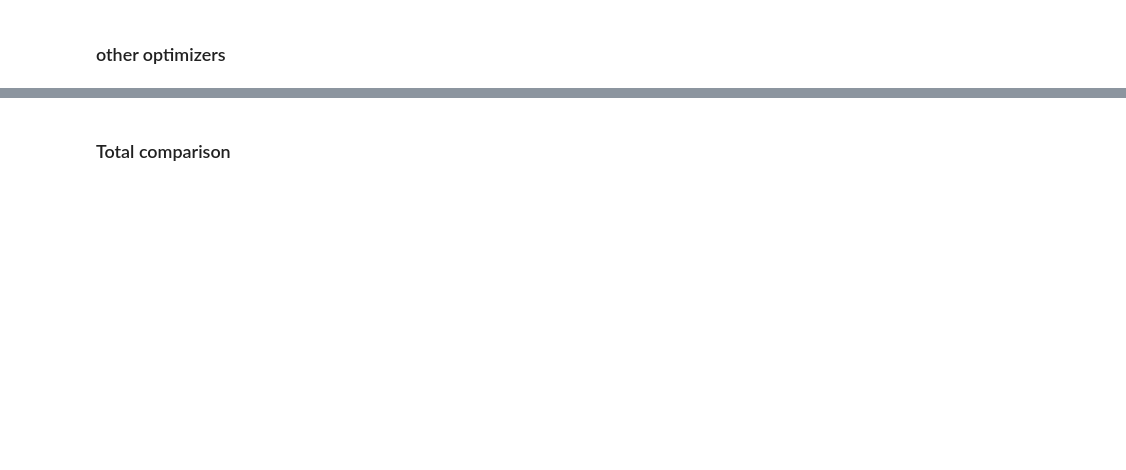
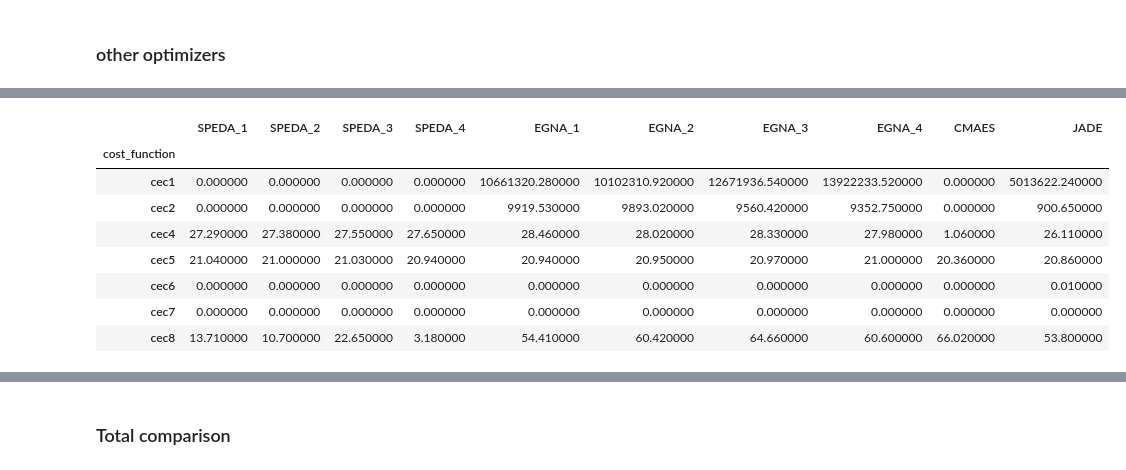
Before and after one commit to VicentePerezSoloviev/SPEDA, a Jupyter notebook: Untitled.ipynb, the cells around one changed output, grey strips where cells are left out. Cells and saved outputs as stored; diff of their text form; code cells hidden in the pictures; blank space fills up the shorter version.

```diff
--- a/Untitled.ipynb
+++ b/Untitled.ipynb
@@ -182,4 +47,9 @@ dt_cecs_g_gb
 # %%
 dt_sp_vs_g = dt_cecs_gb_mean.reset_index().merge(dt_cecs_g_gb_mean.reset_index(), on=['cost_function', 'l', 'size_gen'],
                                              suffixes = ['_sp', '_g']).round(2) # .drop(['alpha_g', 'alpha_sp', 'it'], axis=1)
-dt_sp_vs_g
+# dt_sp_vs_g
+
+dt_sp_vs_g_std = dt_cecs_gb_std.reset_index().merge(dt_cecs_g_gb_std.reset_index(), on=['cost_function', 'l', 'size_gen'],
+                                             suffixes = ['_sp', '_g']).round(2)
+
+dt_sp_vs_g.columns = ['cost_function', 'N', 'l', 'SPEDA', 'EGNA']
@@ -327,0 +110,33 @@ gb.loc[gb['cost_function'] == 'cec2']
+# %%
+df_final = df_final.merge(dt_cemaes_gb, on=['cost_function'])
+# %%
+dt_cecs_jade = pd.read_csv('results_jade_funcs_temp.csv', index_col = 0, sep=' ')
+pd.set_option('display.max_rows', dt_cecs_jade.shape[0]+1)
+dt_cecs_jade_gb = dt_cecs_jade.groupby(['cost_function', 'size_gen']).mean().round(2).drop(['uF', 'c', 'it'], axis=1)
+dt_cecs_jade_gb = dt_cecs_jade_gb.reset_index()
+# select only size_gen = 200
+dt_cecs_jade_gb = dt_cecs_jade_gb[dt_cecs_jade_gb['size_gen'] == 200].drop(['size_gen'], axis=1)
+dt_cecs_jade_gb = dt_cecs_jade_gb.rename(columns = {'cost': 'JADE'})
+
+dt_cecs_jade_gb.loc[dt_cecs_jade_gb['cost_function'] == 'cec1', 'JADE'] = round(dt_cecs_jade_gb.loc[dt_cecs_jade_gb['cost_function'] == 'cec1', 'JADE'] - 100, 2)
+dt_cecs_jade_gb.loc[dt_cecs_jade_gb['cost_function'] == 'cec2', 'JADE'] = round(dt_cecs_jade_gb.loc[dt_cecs_jade_gb['cost_function'] == 'cec2', 'JADE'] - 200, 2)
+dt_cecs_jade_gb.loc[dt_cecs_jade_gb['cost_function'] == 'cec4', 'JADE'] = round(dt_cecs_jade_gb.loc[dt_cecs_jade_gb['cost_function'] == 'cec4', 'JADE'] - 400, 2)
+dt_cecs_jade_gb.loc[dt_cecs_jade_gb['cost_function'] == 'cec5', 'JADE'] = round(dt_cecs_jade_gb.loc[dt_cecs_jade_gb['cost_function'] == 'cec5', 'JADE'] - 500, 2)
+dt_cecs_jade_gb.loc[dt_cecs_jade_gb['cost_function'] == 'cec6', 'JADE'] = round(dt_cecs_jade_gb.loc[dt_cecs_jade_gb['cost_function'] == 'cec6', 'JADE'] - 600, 2)
+dt_cecs_jade_gb.loc[dt_cecs_jade_gb['cost_function'] == 'cec7', 'JADE'] = round(dt_cecs_jade_gb.loc[dt_cecs_jade_gb['cost_function'] == 'cec7', 'JADE'] - 700, 2)
+dt_cecs_jade_gb.loc[dt_cecs_jade_gb['cost_function'] == 'cec8', 'JADE'] = round(dt_cecs_jade_gb.loc[dt_cecs_jade_gb['cost_function'] == 'cec8', 'JADE'] - 900, 2)
+
+df_final = df_final.merge(dt_cecs_jade_gb, on=['cost_function'])
+df_final = df_final.set_index('cost_function')
+# %%
+df_final.style.highlight_min(color = 'lightgreen', axis = 1)
+# %% [output]
+|  | SPEDA_1 | SPEDA_2 | SPEDA_3 | SPEDA_4 | EGNA_1 | EGNA_2 | EGNA_3 | EGNA_4 | CMAES | JADE |
+| cost_function |  |  |  |  |  |  |  |  |  |  |
+| cec1 | 0.000000 | 0.000000 | 0.000000 | 0.000000 | 10661320.280000 | 10102310.920000 | 12671936.540000 | 13922233.520000 | 0.000000 | 5013622.240000 |
+| cec2 | 0.000000 | 0.000000 | 0.000000 | 0.000000 | 9919.530000 | 9893.020000 | 9560.420000 | 9352.750000 | 0.000000 | 900.650000 |
+| cec4 | 27.290000 | 27.380000 | 27.550000 | 27.650000 | 28.460000 | 28.020000 | 28.330000 | 27.980000 | 1.060000 | 26.110000 |
+| cec5 | 21.040000 | 21.000000 | 21.030000 | 20.940000 | 20.940000 | 20.950000 | 20.970000 | 21.000000 | 20.360000 | 20.860000 |
+| cec6 | 0.000000 | 0.000000 | 0.000000 | 0.000000 | 0.000000 | 0.000000 | 0.000000 | 0.000000 | 0.000000 | 0.010000 |
+| cec7 | 0.000000 | 0.000000 | 0.000000 | 0.000000 | 0.000000 | 0.000000 | 0.000000 | 0.000000 | 0.000000 | 0.000000 |
+| cec8 | 13.710000 | 10.700000 | 22.650000 | 3.180000 | 54.410000 | 60.420000 | 64.660000 | 60.600000 | 66.020000 | 53.800000 |
```
Also changed, not shown: parts of 79 cells of this notebook, 7 other files.
